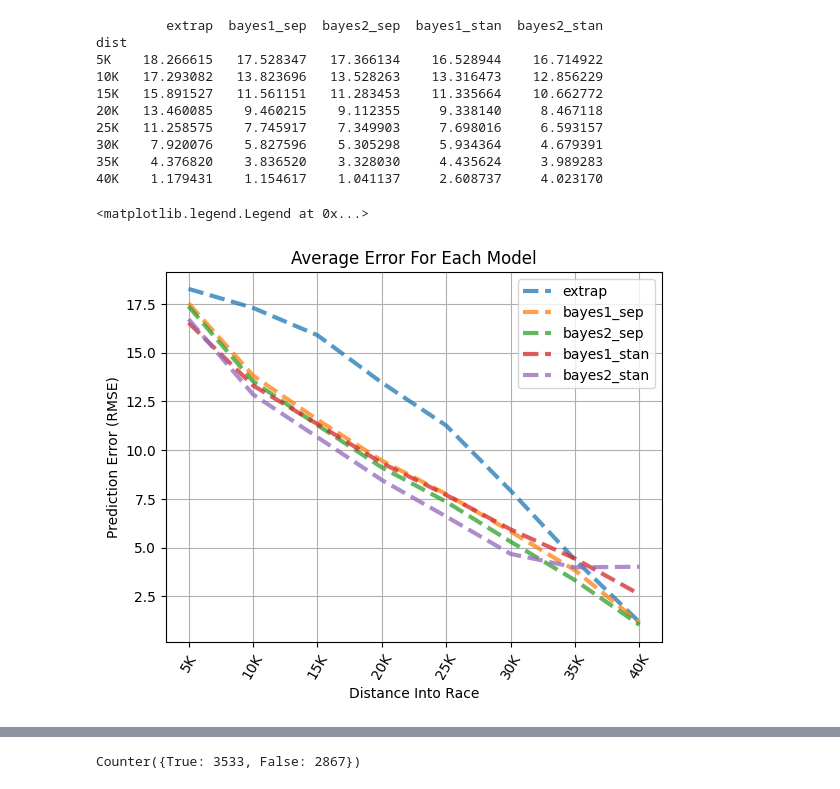
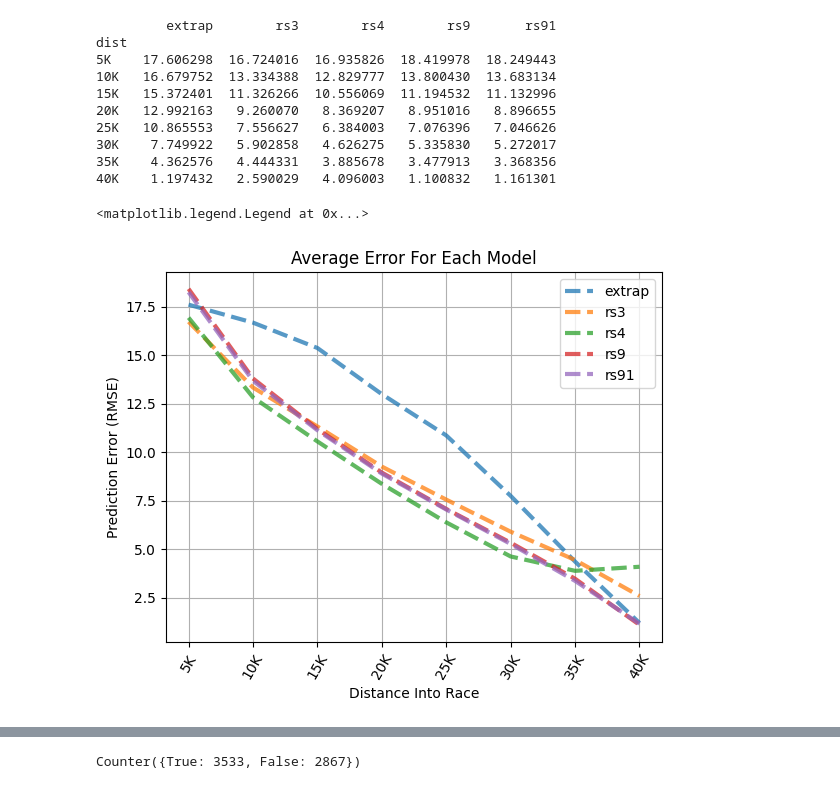
Before and after one commit to eaegerber/Marathon_Predictor, a Jupyter notebook: pystan_test.ipynb, the cells around one changed output, grey strips where cells are left out. Drawn from its saved outputs; the diff is of its cells as text; code cells hidden in the pictures.

```diff
--- a/pystan_test.ipynb
+++ b/pystan_test.ipynb
@@ -66,22 +94,28 @@ def get_table(test_data, old="stan_pred", new="stan"):
     return test_data
 
 
-def full_predictions_NEW(test_data, stan_data, feats_lis, beta_lis, name="stan_pred"):
+def full_predictions_NEW(test_data, stan_data, feats_lis, beta_lis, name="stan_pred", propleft=False):
     test_new = test_data.copy()
     d1 = test_new[feats_lis]
     d2 = stan_data[beta_lis].T.copy()
     norm_mean = stan_data["alpha"] + d1.dot(d2.values)
-    norm_std = np.outer(test_new["propleft"], stan_data["sigma"])
+    if propleft:
+        norm_std = np.outer(test_new["propleft"], stan_data["sigma"])
+    else:
+        norm_std = stan_data["sigma"]
     preds = np.random.normal(norm_mean, norm_std)
     return preds
 
-def get_predictions_NEW(test_data, stan_data, feats_lis, beta_lis, name="stan_pred"):
+def get_predictions_NEW(test_data, stan_data, feats_lis, beta_lis, name="stan_pred", propleft=False):
     test_new = test_data.copy()
     d1 = test_new[feats_lis]
     d2 = stan_data[beta_lis].T.copy()
 
     norm_mean = stan_data["alpha"] + d1.dot(d2.values)
-    norm_std = np.outer(test_new["propleft"], stan_data["sigma"])
+    if propleft:
+        norm_std = np.outer(test_new["propleft"], stan_data["sigma"])
+    else:
+        norm_std = stan_data["sigma"]
     preds = np.random.normal(norm_mean, norm_std)
 
     preds = preds.mean(axis=1)
@@ -126,0 +157,24 @@ table
+# %%
+table = get_table(test_pred_r1).copy()
+# table["bayes1_sep"] = get_table(test_pred_r1)["stan"]
+# table["bayes2_sep"] = get_table(test_pred_r2)["stan"]
+# table["bayes1_stan"] = get_table(test_pred_r3)["stan"]
+# table["bayes2_stan"] = get_table(test_pred_r4)["stan"]
+
+# table["bayes1_sep"] = get_table(test_pred_r5)["stan"]
+# table["bayes2_sep"] = get_table(test_pred_r6)["stan"]
+# table["bayes1_stan"] = get_table(test_pred_r7)["stan"]
+# table["bayes2_stan"] = get_table(test_pred_r8)["stan"]
+table["rs1"] = get_table(test_pred_r1)["stan"]
+table["rs2"] = get_table(test_pred_r2)["stan"]
+table["rs3"] = get_table(test_pred_r3)["stan"]
+table["rs4"] = get_table(test_pred_r4)["stan"]
+table["rs5"] = get_table(test_pred_r5)["stan"]
+table["rs6"] = get_table(test_pred_r6)["stan"]
+table["rs7"] = get_table(test_pred_r7)["stan"]
+table["rs8"] = get_table(test_pred_r8)["stan"]
+
+table["rs9"] = get_table(test_pred_r9)["stan"]
+table["rs91"] = get_table(test_pred_r91)["stan"]
+
+table
@@ -127,31 +230,34 @@ table
 # %%
-labels = ["extrap", "stan", "stan_sep"]#, "bayes2", "quant1", "quant2"]
-labels = ["extrap", "bayes1_sep", "bayes2_sep", "bayes1_stan", "bayes2_stan"]
+# labels = ["extrap", "stan", "stan_sep"]#, "bayes2", "quant1", "quant2"]
+
+labels = ["extrap", "rs1", "rs2", "rs3", "rs4", "rs5", "rs6", "rs7", "rs8"]
+labels = ["extrap", "rs3", "rs4", "rs9", "rs91"]
+colors = ["C0", "C1", "C2", "C3", "C4", "C5", "C6", "C7", "C8"]
 colors = ["C0", "C1", "C2", "C3", "C4"]
 styles = '--'
 mks = ["5K", "10K", "15K", "20K", "25K", "30K", "35K", "40K"]
 table_group = table.groupby(["dist"])[labels].apply(lambda x: (x ** 2).mean() ** 0.5).loc[mks]
 print(table_group)
 table_group.plot(label=table_group.columns,  style=styles, linewidth=3, grid=True, alpha=0.75, color=colors)
 
 plt.xlabel("Distance Into Race")
 plt.ylabel("Prediction Error (RMSE)")
 plt.xticks(rotation=60)
 plt.title("Average Error For Each Model")
 plt.grid(True)
 plt.legend()
 # plt.savefig("analysis/all_errors_new1.png", bbox_inches="tight")
 # %% [output]
-         extrap  bayes1_sep  bayes2_sep  bayes1_stan  bayes2_stan
+         extrap        rs3        rs4        rs9       rs91
 dist
-5K    18.266615   17.528347   17.366134    16.528944    16.714922
-10K   17.293082   13.823696   13.528263    13.316473    12.856229
-15K   15.891527   11.561151   11.283453    11.335664    10.662772
-20K   13.460085    9.460215    9.112355     9.338140     8.467118
-25K   11.258575    7.745917    7.349903     7.698016     6.593157
-30K    7.920076    5.827596    5.305298     5.934364     4.679391
-35K    4.376820    3.836520    3.328030     4.435624     3.989283
-40K    1.179431    1.154617    1.041137     2.608737     4.023170
+5K    17.606298  16.724016  16.935826  18.419978  18.249443
+10K   16.679752  13.334388  12.829777  13.800430  13.683134
+15K   15.372401  11.326266  10.556069  11.194532  11.132996
+20K   12.992163   9.260070   8.369207   8.951016   8.896655
+25K   10.865553   7.556627   6.384003   7.076396   7.046626
+30K    7.749922   5.902858   4.626275   5.335830   5.272017
+35K    4.362576   4.444331   3.885678   3.477913   3.368356
+40K    1.197432   2.590029   4.096003   1.100832   1.161301
 <matplotlib.legend.Legend at 0x...>
-[figure, old version]
+[figure, new version]
 # %%
```
Also changed, not shown: parts of 22 cells of this notebook, 18 other files.
